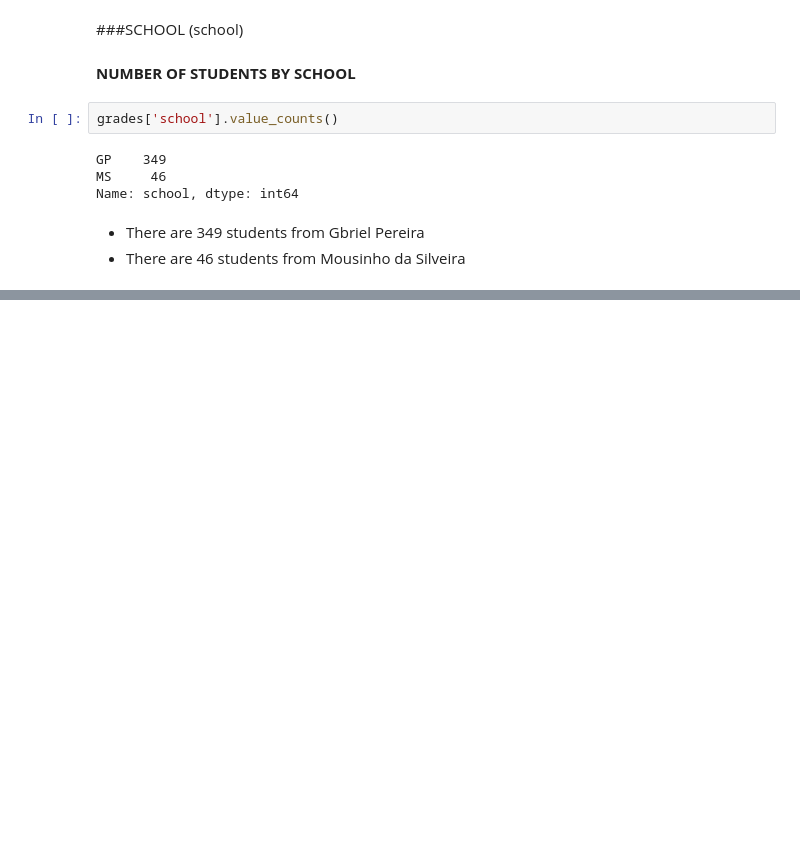
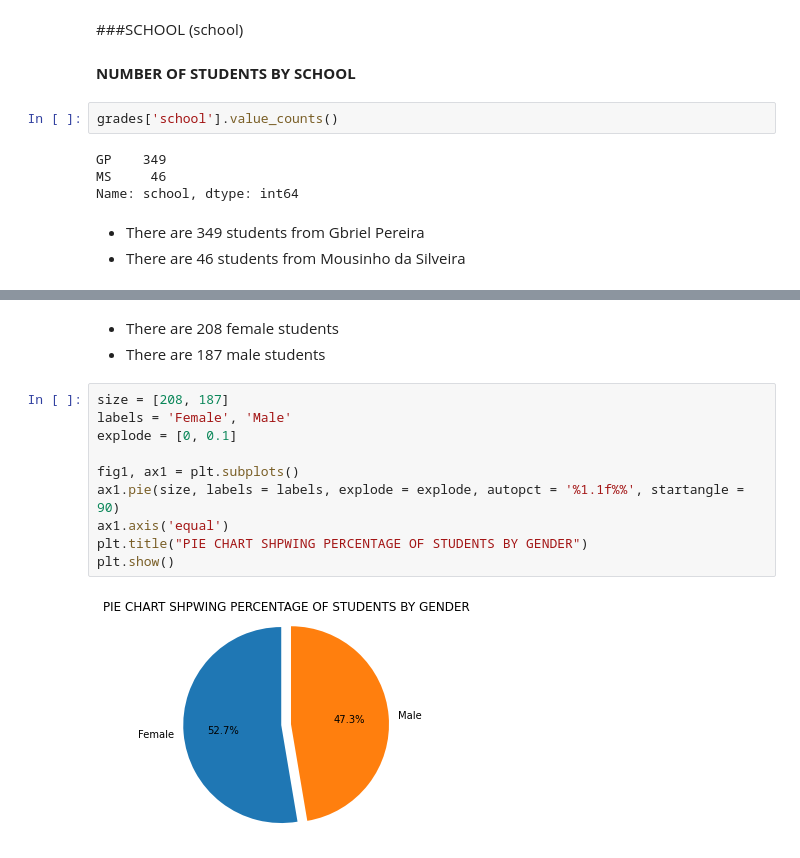
Before and after one commit to devchoplife/Students-grades, a Jupyter notebook: portuguese_students_grade_analysis.ipynb, the cells around one changed output, grey strips where cells are left out. Drawn from its saved outputs; the diff is of its cells as text; blank space fills up the shorter version.

```diff
--- a/portuguese_students_grade_analysis.ipynb
+++ b/portuguese_students_grade_analysis.ipynb
@@ -141,0 +167,15 @@ plt.show()
+# %% [markdown]
+* There are 208 female students
+* There are 187 male students
+# %%
+size = [208, 187]
+labels = 'Female', 'Male'
+explode = [0, 0.1]
+
+fig1, ax1 = plt.subplots()
+ax1.pie(size, labels = labels, explode = explode, autopct = '%1.1f%%', startangle = 90)
+ax1.axis('equal')
+plt.title("PIE CHART SHPWING PERCENTAGE OF STUDENTS BY GENDER")
+plt.show()
+# %% [output]
+[figure, added]
```
Also changed, not shown: parts of 9 cells of this notebook.
